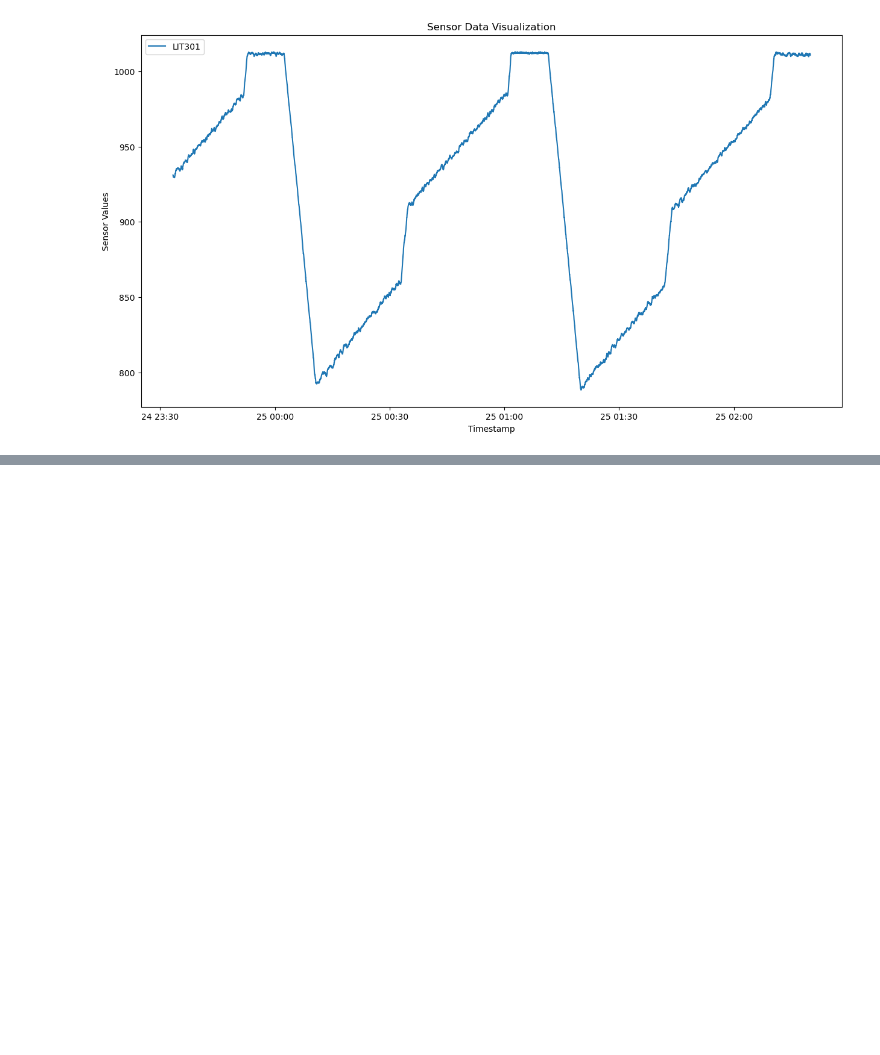
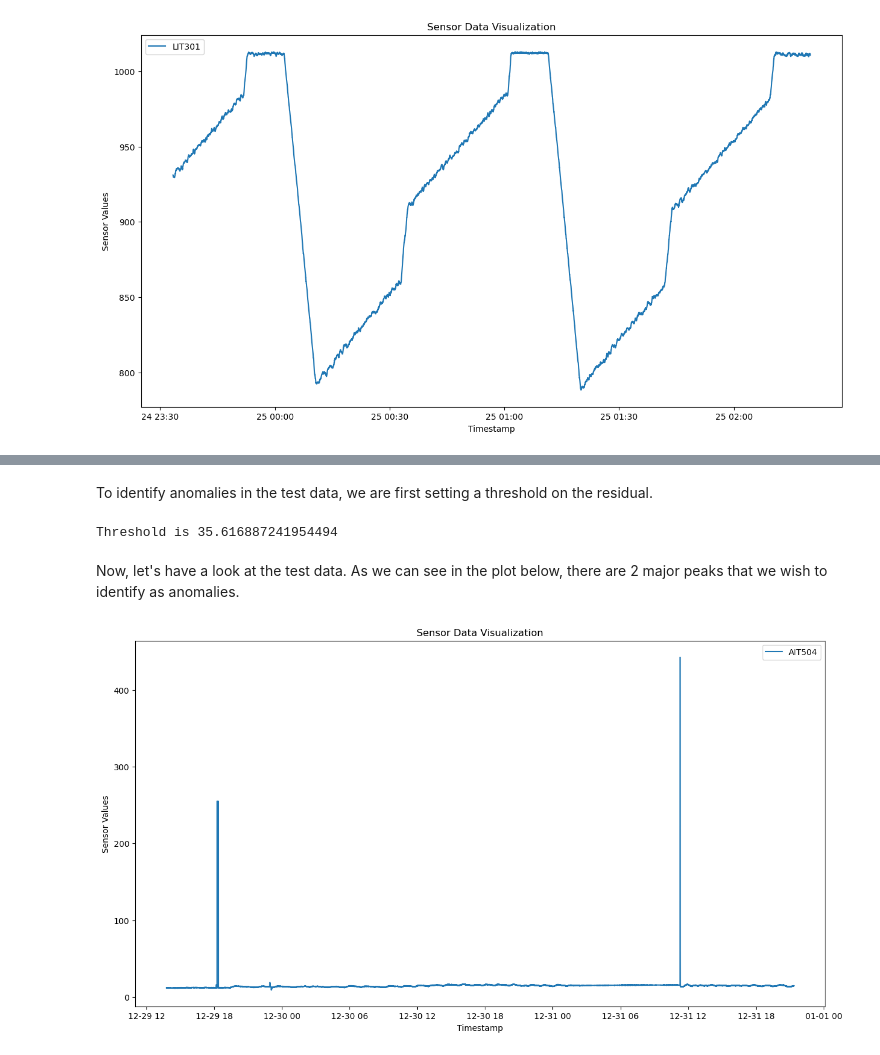
Before and after one commit to andreist3fan/vitejii-dm, a Jupyter notebook: Anomaly Detection.ipynb, the cells around one changed output, grey strips where cells are left out. Saved outputs shown, nothing was run; the diff lists cells and outputs as text; code cells hidden in the pictures; blank space fills up the shorter version.

```diff
--- a/Anomaly Detection.ipynb
+++ b/Anomaly Detection.ipynb
@@ -199,0 +156,30 @@ ANOMALY 195000
+# %% [markdown]
+To identify anomalies in the test data, we are first setting a threshold on the residual.
+# %%
+from tqdm import tqdm
+
+# randomly sample 50 windows tumbling windows from the train data
+res = []
+window_stride = 500
+train_windows = np.lib.stride_tricks.sliding_window_view(aitTraining[5000 : 450_000], window_shape=500)[::window_stride]
+random_windows = train_windows[np.random.choice(train_windows.shape[0], size=50, replace=False)]
+
+for train_window in tqdm(random_windows):
+    # find the closest representative window
+    temp = np.zeros(representative_windows.shape[0])
+    for k, representative_window in enumerate(representative_windows):
+        temp[k] = dynamic_time_warping(representative_window, train_window)
+    res.append(np.amin(temp))
+res = np.array(res)
+
+# pick the largest residual as threshold
+threshold = np.amax(res)
+print(f'Threshold is {threshold}')
+# %% [output]
+Threshold is 35.616887241954494
+# %% [markdown]
+Now, let's have a look at the test data. As we can see in the plot below, there are 2 major peaks that we wish to identify as anomalies.
+# %%
+visualize_sensor_data(test_data, window=(100_000, 300_000), sensors=['AIT504'])
+# %% [output]
+[figure, added]
```
Also changed, not shown: parts of 10 cells of this notebook.
